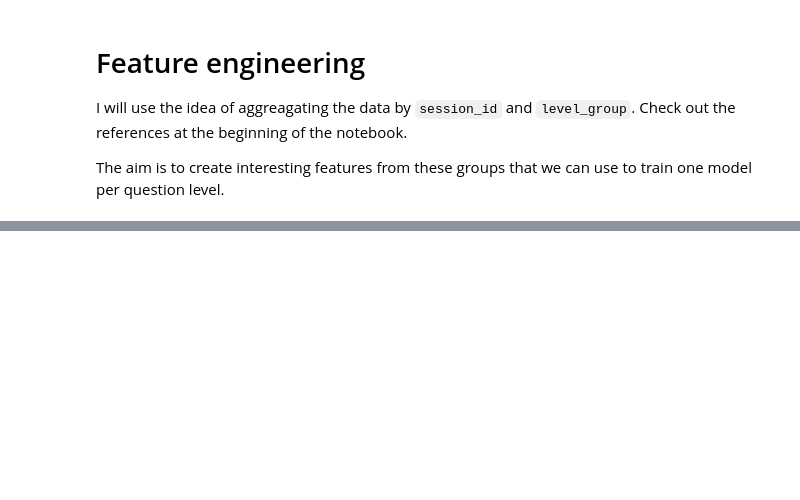
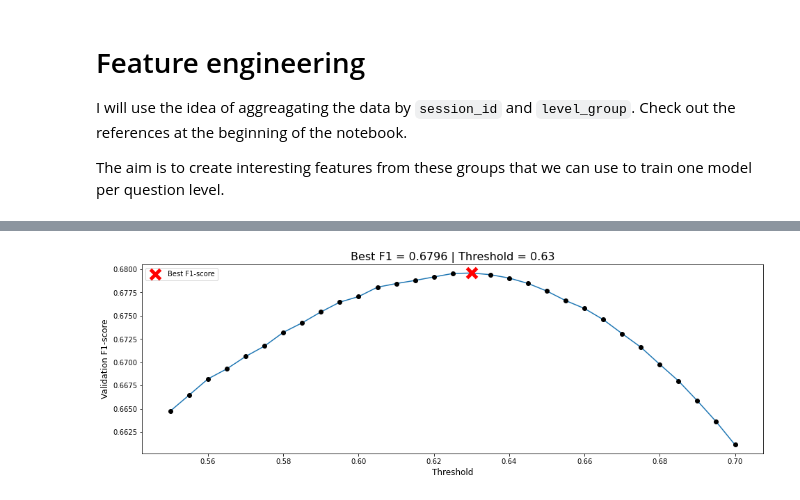
Before and after one commit to Paul-Bacher/Predict-Student-Performance-from-Game-Play, a Jupyter notebook: training-student-perf-from-gameplay.ipynb, the cells around one changed output, grey strips where cells are left out. Saved outputs shown, nothing was run; the diff lists cells and outputs as text; code cells hidden in the pictures; blank space fills up the shorter version.

Commit message:
Training notebook

```diff
--- a/training-student-perf-from-gameplay.ipynb
+++ b/training-student-perf-from-gameplay.ipynb
@@ -165,5 +108,0 @@ def feature_engineer(train):
-# %%
-%%time
-df = feature_engineer(train)
-print(df.shape)
-df
@@ -304,14 +282,0 @@ plt.show()
-# %%
-print(f"Using optimal threshold of {best_threshold:.3f}")
-print('-' * 35)
-for k in range(18):
-
-    # Compute F1 score per question
-    preds = (oof[k].values > best_threshold).astype(int)
-    m = f1_score(true[k].values, preds, average='macro')
-    print(f" Q{k}: F1 = {m:.3f}")
-
-preds = (oof.values.reshape((-1)) > best_threshold).astype('int')
-m = f1_score(true.values.reshape((-1)), preds, average='macro')
-print('-' * 35)
-print(f"Overall F1 = {m:.4f}")
@@ -335,0 +285,53 @@ Overall F1 = 0.6777
+# %%
+if not INFERENCE:
+
+    # Put true labels into dataframe with 18 columns
+    true = oof.copy()
+    for q in range(1, 19):
+        tmp = labels.loc[labels.question == q].set_index('session')
+        true[q - 1] = tmp['correct'].values
+
+    # Find the optimal threshold for the final preditions
+    scores, thresholds = [], []
+    best_score, best_threshold = 0, 0
+    for thr in tqdm(np.arange(0.550, 0.705, 0.005)):
+        preds = (oof.to_pandas().values > thr).astype(int).reshape(-1)
+        m = f1_score(true.to_pandas().values.reshape(-1), preds, average='macro')
+        scores.append(m)
+        thresholds.append(thr)
+        if m > best_score:
+            best_score = m
+            best_threshold = round(thr, 3)
+    models['threshold'] = best_threshold
+
+    # Display threshold curve
+    plt.figure(figsize=(16, 5))
+    plt.scatter(best_threshold, best_score, s=200,
+                marker='x', color='red', lw=5, zorder=2)
+    plt.plot(thresholds, scores, zorder=0)
+    plt.scatter(thresholds, scores, color='black')
+    plt.legend(['Best F1-score'], loc='upper left')
+    plt.xlabel("Threshold", size=12)
+    plt.ylabel("Validation F1-score", size=12)
+    plt.title(f"Best F1 = {best_score:.4f} | Threshold = {best_threshold}", size=16)
+    plt.show()
+
+    # Detail for each model
+    print(f"Using optimal threshold of {best_threshold}")
+    print('-' * 35)
+    for k in range(18):
+
+        # Compute F1 score per question
+        preds = (oof[k].to_pandas().values > best_threshold).astype(int)
+        m = f1_score(true[k].to_pandas().values, preds, average='macro')
+        print(f" Q{k+1}: F1 = {m:.6f}")
+
+    preds = (oof.to_pandas().values.reshape((-1)) > best_threshold).astype('int')
+    m = f1_score(true.to_pandas().values.reshape((-1)), preds, average='macro')
+    print('-' * 35)
+    print(f"Overall F1 = {m:.6f}")
+
+else:
+    print("Inference.")
+# %% [output]
+[figure, added]
```
Also changed, not shown: parts of 34 cells of this notebook, 2 other files.
